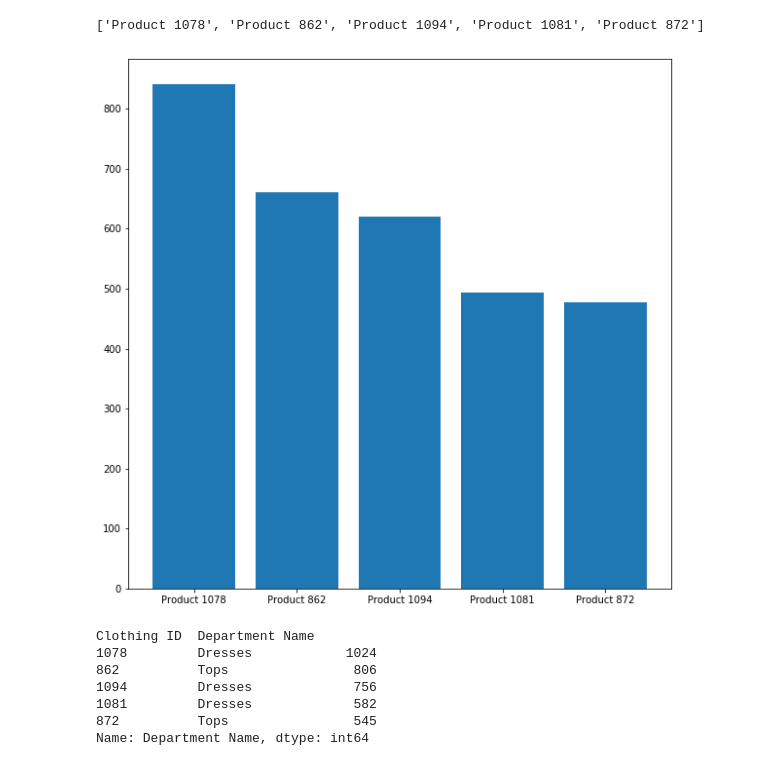
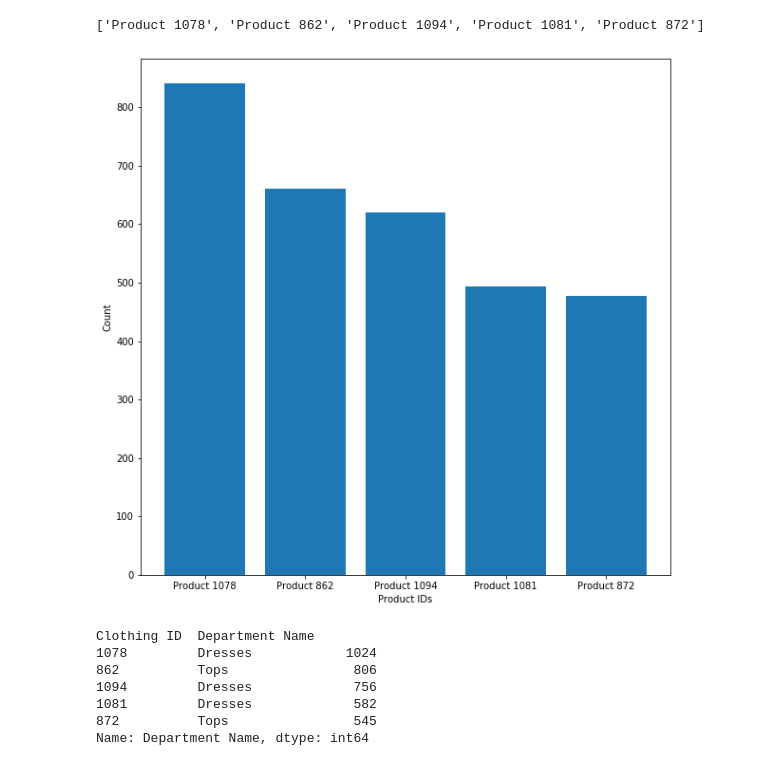
Before and after one commit to WejdanAljadani/Women-s-Clothing-E-Commerce, a Jupyter notebook: Women’s Clothing E-Commerce.ipynb, the cells around one changed output. Saved outputs shown, nothing was run; the diff lists cells and outputs as text; code cells hidden in the pictures.

Commit message:
modify:Question#1 and create department table of top 5 products

```diff
--- a/Women’s Clothing E-Commerce.ipynb
+++ b/Women’s Clothing E-Commerce.ipynb
@@ -175,10 +175,12 @@ Product_id
 # %%
 #plot the products that customers recommend
 plt.figure(figsize=(10,10))
 plt.bar(Product_id,recommend_id["Recommended Count"])
+plt.xlabel("Product IDs")
+plt.ylabel("Count")
 plt.show()
 # %% [output]
-[figure, old version]
+[figure, new version]
 # %%
 class_name_pro=df[df["Clothing ID"].isin(recommend_id["Clothing ID"])]
 # %%
```
Also changed, not shown: parts of 6 cells of this notebook.
